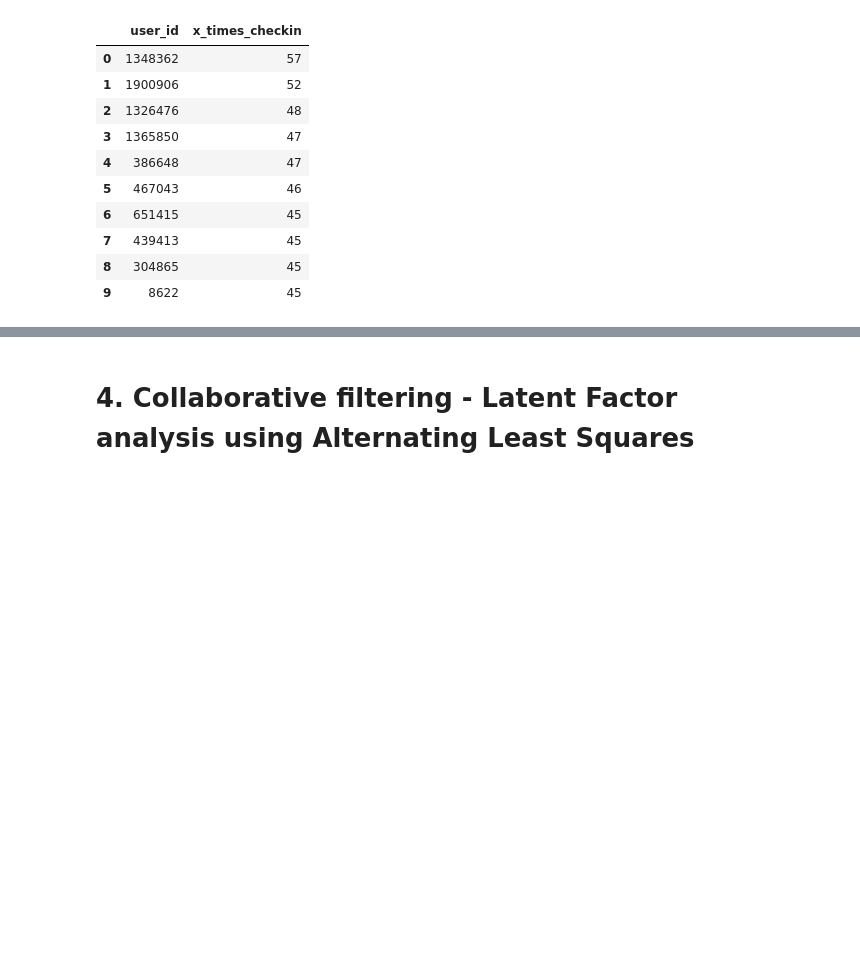
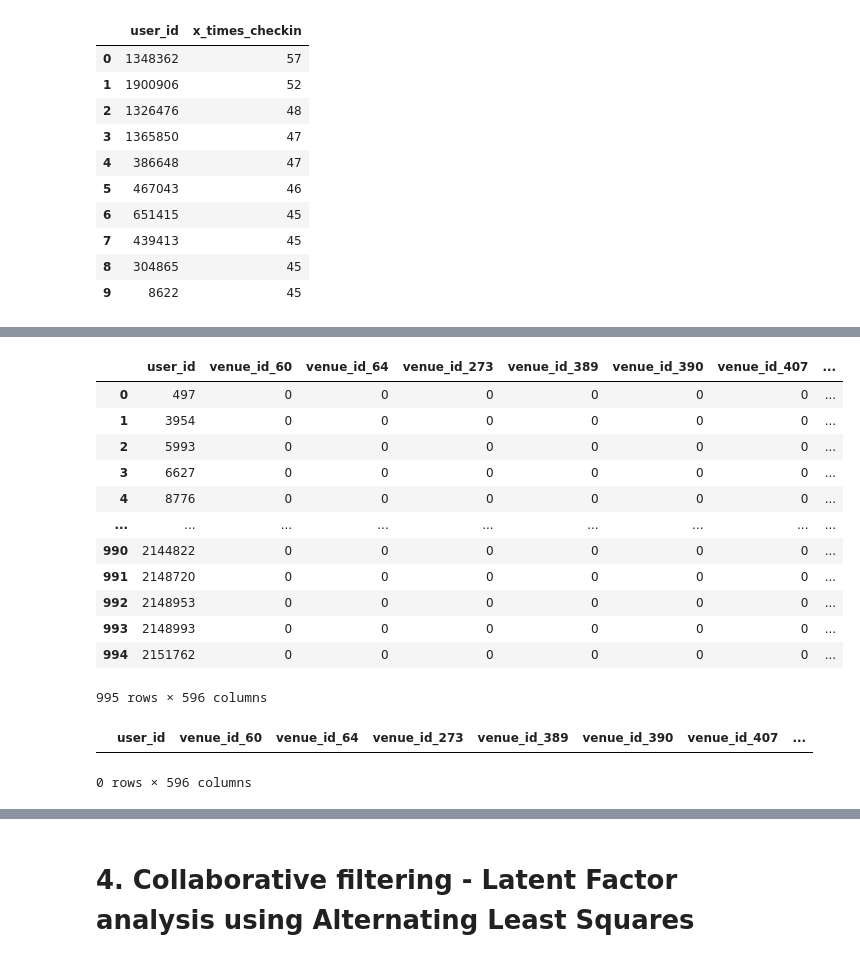
Before and after one commit to stefanauwyang/ml-engineer, a Jupyter notebook: ML-Engineer-Notebook.ipynb, the cells around one changed output, grey strips where cells are left out. Saved outputs shown, nothing was run; the diff lists cells and outputs as text; code cells hidden in the pictures; blank space fills up the shorter version.

```diff
--- a/ML-Engineer-Notebook.ipynb
+++ b/ML-Engineer-Notebook.ipynb
@@ -272,0 +587,22 @@ Name: rating_by_user, Length: 1140494, dtype: float64
+# %%
+data = pd.get_dummies(checkins[['user_id','venue_id']].sample(1000), columns=['venue_id']).groupby(['user_id'], as_index=False).max()
+data
+# %% [output]
+|  | user_id | venue_id_60 | venue_id_64 | venue_id_273 | venue_id_389 | venue_id_390 | venue_id_407 | ... |
+| 0 | 497 | 0 | 0 | 0 | 0 | 0 | 0 | ... |
+| 1 | 3954 | 0 | 0 | 0 | 0 | 0 | 0 | ... |
+| 2 | 5993 | 0 | 0 | 0 | 0 | 0 | 0 | ... |
+| 3 | 6627 | 0 | 0 | 0 | 0 | 0 | 0 | ... |
+| 4 | 8776 | 0 | 0 | 0 | 0 | 0 | 0 | ... |
+| ... | ... | ... | ... | ... | ... | ... | ... | ... |
+| 990 | 2144822 | 0 | 0 | 0 | 0 | 0 | 0 | ... |
+| 991 | 2148720 | 0 | 0 | 0 | 0 | 0 | 0 | ... |
+| 992 | 2148953 | 0 | 0 | 0 | 0 | 0 | 0 | ... |
+| 993 | 2148993 | 0 | 0 | 0 | 0 | 0 | 0 | ... |
+| 994 | 2151762 | 0 | 0 | 0 | 0 | 0 | 0 | ... |
+995 rows × 596 columns
+# %%
+data[data['user_id'] == 1348362]
+# %% [output]
+|  | user_id | venue_id_60 | venue_id_64 | venue_id_273 | venue_id_389 | venue_id_390 | venue_id_407 | ... |
+0 rows × 596 columns
```
Also changed, not shown: parts of 91 cells of this notebook.
